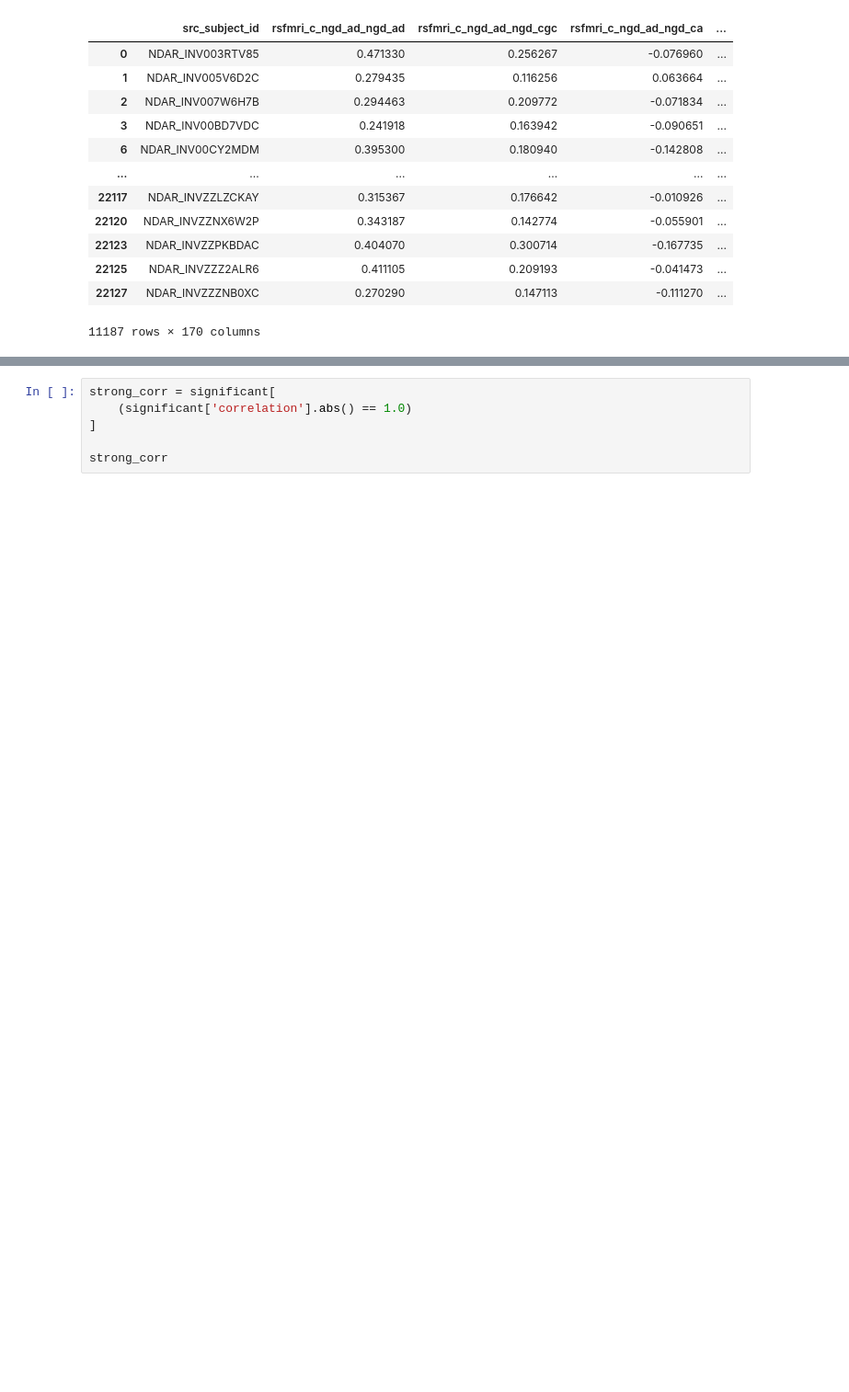
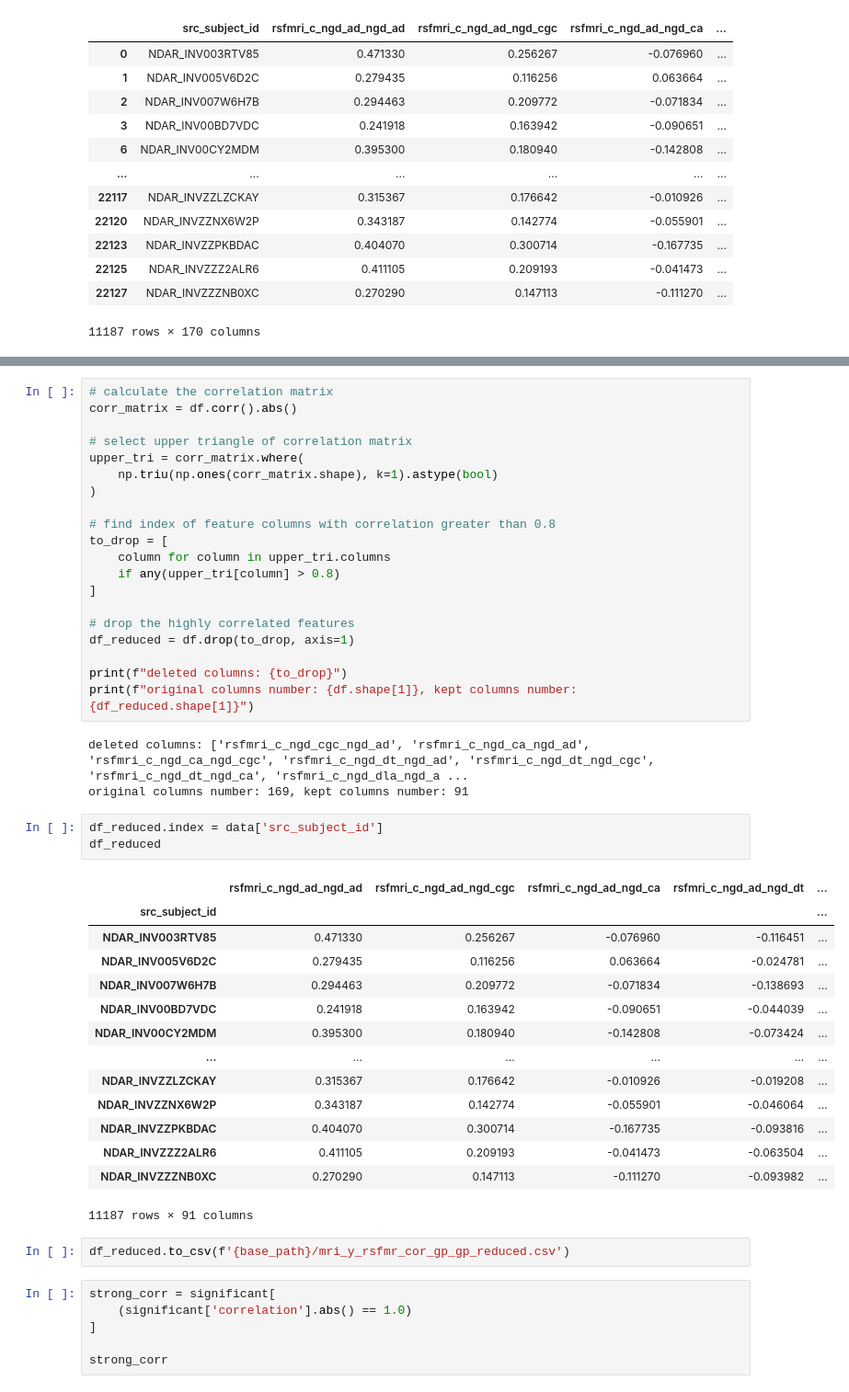
Before and after one commit to ReveRoyl/ABCD_tabular_data_analysis, a Jupyter notebook: notebooks/data_preparation.ipynb, the cells around one changed output, grey strips where cells are left out. Shown at 92% size. Drawn from its saved outputs; the diff is of its cells as text; blank space fills up the shorter version.

```diff
--- a/notebooks/data_preparation.ipynb
+++ b/notebooks/data_preparation.ipynb
@@ -200,6 +332,49 @@ result_df = pd.DataFrame(results)
 
 # 筛选 p < 0.05 的高度相关列对
 significant = result_df[result_df['p_value'] < 0.02].sort_values('p_value')
+# %%
+# calculate the correlation matrix
+corr_matrix = df.corr().abs()
+
+# select upper triangle of correlation matrix
+upper_tri = corr_matrix.where(
+    np.triu(np.ones(corr_matrix.shape), k=1).astype(bool)
+)
+
+# find index of feature columns with correlation greater than 0.8
+to_drop = [
+    column for column in upper_tri.columns
+    if any(upper_tri[column] > 0.8)
+]
+
+# drop the highly correlated features
+df_reduced = df.drop(to_drop, axis=1)
+
+print(f"deleted columns: {to_drop}")
+print(f"original columns number: {df.shape[1]}, kept columns number: {df_reduced.shape[1]}")
+# %% [output]
+deleted columns: ['rsfmri_c_ngd_cgc_ngd_ad', 'rsfmri_c_ngd_ca_ngd_ad', 'rsfmri_c_ngd_ca_ngd_cgc', 'rsfmri_c_ngd_dt_ngd_ad', 'rsfmri_c_ngd_dt_ngd_cgc', 'rsfmri_c_ngd_dt_ngd_ca', 'rsfmri_c_ngd_dla_ngd_a ...
+original columns number: 169, kept columns number: 91
+# %%
+df_reduced.index = data['src_subject_id']
+df_reduced
+# %% [output]
+|  | rsfmri_c_ngd_ad_ngd_ad | rsfmri_c_ngd_ad_ngd_cgc | rsfmri_c_ngd_ad_ngd_ca | rsfmri_c_ngd_ad_ngd_dt | ... |
+| src_subject_id |  |  |  |  | ... |
+| NDAR_INV003RTV85 | 0.471330 | 0.256267 | -0.076960 | -0.116451 | ... |
+| NDAR_INV005V6D2C | 0.279435 | 0.116256 | 0.063664 | -0.024781 | ... |
+| NDAR_INV007W6H7B | 0.294463 | 0.209772 | -0.071834 | -0.138693 | ... |
+| NDAR_INV00BD7VDC | 0.241918 | 0.163942 | -0.090651 | -0.044039 | ... |
+| NDAR_INV00CY2MDM | 0.395300 | 0.180940 | -0.142808 | -0.073424 | ... |
+| ... | ... | ... | ... | ... | ... |
+| NDAR_INVZZLZCKAY | 0.315367 | 0.176642 | -0.010926 | -0.019208 | ... |
+| NDAR_INVZZNX6W2P | 0.343187 | 0.142774 | -0.055901 | -0.046064 | ... |
+| NDAR_INVZZPKBDAC | 0.404070 | 0.300714 | -0.167735 | -0.093816 | ... |
+| NDAR_INVZZZ2ALR6 | 0.411105 | 0.209193 | -0.041473 | -0.063504 | ... |
+| NDAR_INVZZZNB0XC | 0.270290 | 0.147113 | -0.111270 | -0.093982 | ... |
+11187 rows × 91 columns
+# %%
+df_reduced.to_csv(f'{base_path}/mri_y_rsfmr_cor_gp_gp_reduced.csv')
 # %%
 strong_corr = significant[
     (significant['correlation'].abs() == 1.0)
```
Also changed, not shown: parts of 7 cells of this notebook, 13 other files.
